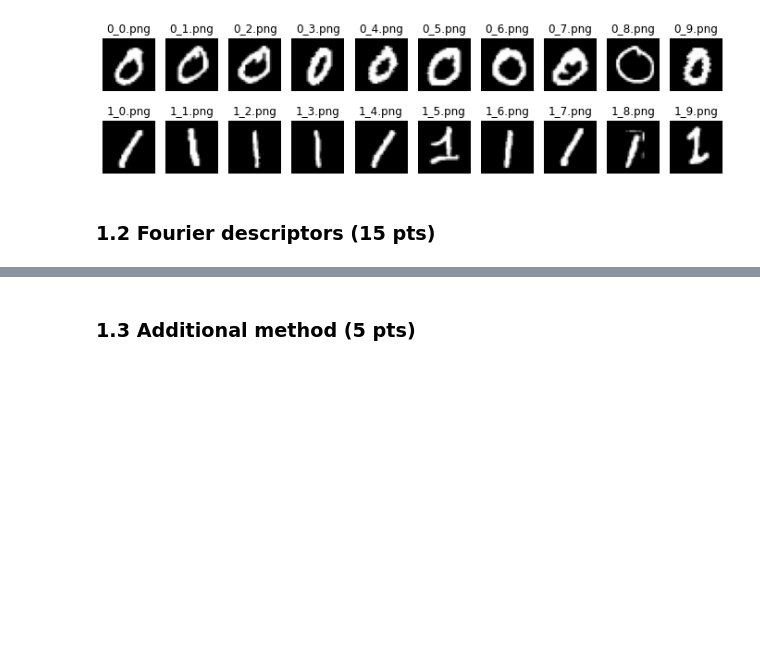
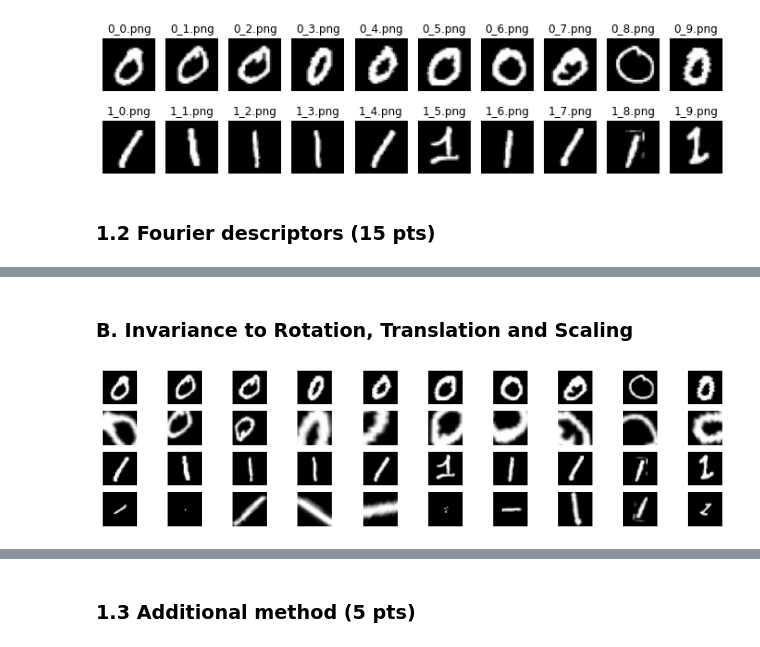
Before and after one commit to aamoros8/IAPR_EPFL, a Jupyter notebook: labs/lab_02_object_description.ipynb, the cells around one changed output, grey strips where cells are left out. Drawn from its saved outputs; the diff is of its cells as text; code cells hidden in the pictures; blank space fills up the shorter version.

Commit message:
invariance to trans

```diff
--- a/labs/lab_02_object_description.ipynb
+++ b/labs/lab_02_object_description.ipynb
@@ -100,5 +100,5 @@ for ax, im, nm in zip(axes[1], ones_im, ones_names):
 # %%
-# Add your implementation and discussion
+
 
 def find_contour(img):
 
@@ -131,7 +131,7 @@ def first_descriptors(fourier,features):
 images = np.concatenate((zeros_im,ones_im))
 nb_zeros=zeros_im.shape[0]
 nb_ones=ones_im.shape[0]
-number_feat=5
+number_feat=2
 
 poss=int(special.binom((number_feat),2))
 descriptors=np.zeros((nb_zeros+nb_ones,2,poss))
@@ -149,8 +149,7 @@ for a, b in itertools.combinations(range(number_feat), 2):
         fig, ax = plt.subplots(1, 2, figsize=(12, 7))
         ax[0].imshow(im,cmap='gray')
         ax[1].imshow(contimg, cmap='gray')
-        plt.show()
-        '''
+        plt.show() '''
 
         fourier = to_Complex(cont)
         feat=np.array([a,b])
@@ -185,0 +176,52 @@ for a, b in itertools.combinations(range(number_feat), 2):
+# %% [markdown]
+### B. Invariance to Rotation, Translation and Scaling
+# %%
+#### TRANSLATION SCALING AND ROTATION ####
+
+import random
+zeros_im_dst=np.zeros(zeros_im.shape)
+ones_im_dst=np.zeros(ones_im.shape)
+rows,cols = zeros_im[0,:,:].shape
+scale=3
+rotation=360
+trans=5
+
+for i in range(0,len(zeros_im)):
+    n1 = random.randint(-trans,trans)
+    n2 = random.randint(-trans,trans)
+    sc = scale*random.random()
+    rot = rotation*random.random()
+    M_t = np.float32([[1,0,n1],[0,1,n2]])
+    M_rot_sc = cv2.getRotationMatrix2D((cols/2,rows/2),rot,sc)
+    zeros_im_dst[i,:,:] = cv2.warpAffine(zeros_im[i,:,:],M_t,(cols,rows))
+    zeros_im_dst[i,:,:] = cv2.warpAffine(zeros_im_dst[i,:,:],M_rot_sc,(cols,rows))
+
+    n3 = random.randint(-trans,trans)
+    n4 = random.randint(-trans,trans)
+    sc1= scale*random.random()
+    rot1 = rotation*random.random()
+    M_t1 = np.float32([[1,0,n3],[0,1,n4]])
+    M_rot_sc1 = cv2.getRotationMatrix2D((cols/2,rows/2),rot1,sc1)
+    ones_im_dst[i,:,:] = cv2.warpAffine(ones_im[i,:,:],M_t1,(cols,rows))
+    ones_im_dst[i,:,:] = cv2.warpAffine(ones_im[i,:,:],M_rot_sc1,(cols,rows))
+
+
+# Plot images
+fig, axes = plt.subplots(4, len(zeros_im), figsize=(12, 3))
+for ax, im, nm in zip(axes[0], zeros_im, zeros_names):
+    ax.imshow(im, cmap='gray')
+    ax.axis('off')
+
+for ax, im, nm in zip(axes[1], zeros_im_dst, zeros_names):
+    ax.imshow(im, cmap='gray')
+    ax.axis('off')
+
+for ax, im, nm in zip(axes[2], ones_im, ones_names):
+    ax.imshow(im, cmap='gray')
+    ax.axis('off')
+
+for ax, im, nm in zip(axes[3], ones_im_dst, ones_names):
+    ax.imshow(im, cmap='gray')
+    ax.axis('off')
+# %% [output]
+[figure, added]
```
Also changed, not shown: parts of 7 cells of this notebook.
